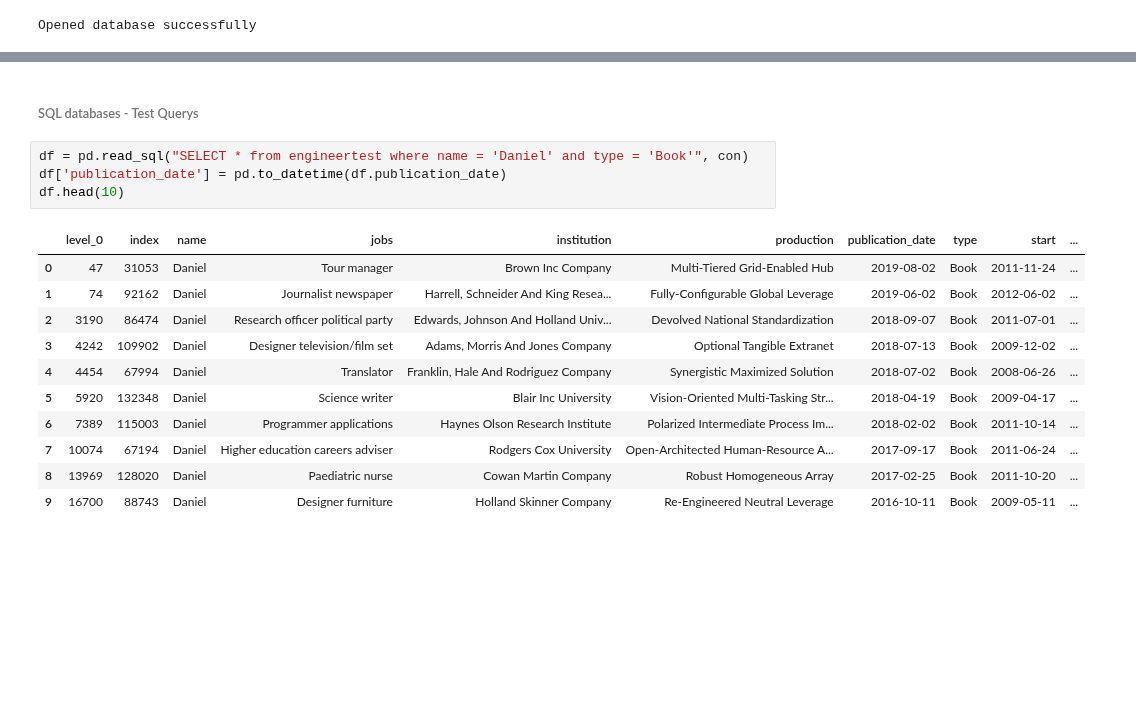
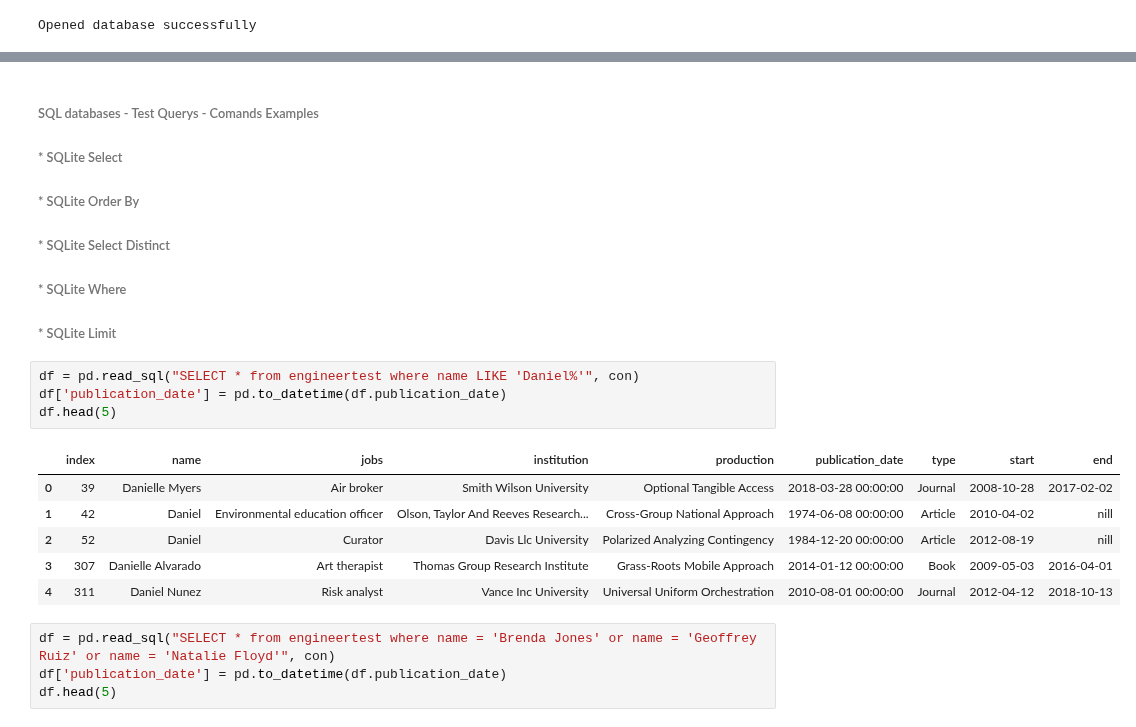
Before and after one commit to Naraujo13/data-engineer-test, a Jupyter notebook: data-engineer-test.ipynb, the cells around one changed output, grey strips where cells are left out. Saved outputs shown, nothing was run; the diff lists cells and outputs as text; blank space fills up the shorter version.

Commit message:
SQL databases - Test Querys - Comands Examples

```diff
--- a/data-engineer-test.ipynb
+++ b/data-engineer-test.ipynb
@@ -158,18 +212,23 @@ df.head(5)
-# %% [markdown]
-###### SQL databases - Test Querys
+# %% [markdown]
+###### SQL databases - Test Querys - Comands Examples
+
+###### * SQLite Select
+###### * SQLite Order By
+###### * SQLite Select Distinct
+###### * SQLite Where
+###### * SQLite Limit
 # %%
-df = pd.read_sql("SELECT * from engineertest where name = 'Daniel' and type = 'Book'", con)
+df = pd.read_sql("SELECT * from engineertest where name LIKE 'Daniel%'", con)
 df['publication_date'] = pd.to_datetime(df.publication_date)
-df.head(10)
+df.head(5)
 # %% [output]
-|  | level_0 | index | name | jobs | institution | production | publication_date | type | start | ... |
-| 0 | 47 | 31053 | Daniel | Tour manager | Brown Inc Company | Multi-Tiered Grid-Enabled Hub | 2019-08-02 | Book | 2011-11-24 | ... |
-| 1 | 74 | 92162 | Daniel | Journalist newspaper | Harrell, Schneider And King Resea... | Fully-Configurable Global Leverage | 2019-06-02 | Book | 2012-06-02 | ... |
-| 2 | 3190 | 86474 | Daniel | Research officer political party | Edwards, Johnson And Holland Univ... | Devolved National Standardization | 2018-09-07 | Book | 2011-07-01 | ... |
-| 3 | 4242 | 109902 | Daniel | Designer television/film set | Adams, Morris And Jones Company | Optional Tangible Extranet | 2018-07-13 | Book | 2009-12-02 | ... |
-| 4 | 4454 | 67994 | Daniel | Translator | Franklin, Hale And Rodriguez Company | Synergistic Maximized Solution | 2018-07-02 | Book | 2008-06-26 | ... |
-| 5 | 5920 | 132348 | Daniel | Science writer | Blair Inc University | Vision-Oriented Multi-Tasking Str... | 2018-04-19 | Book | 2009-04-17 | ... |
-| 6 | 7389 | 115003 | Daniel | Programmer applications | Haynes Olson Research Institute | Polarized Intermediate Process Im... | 2018-02-02 | Book | 2011-10-14 | ... |
-| 7 | 10074 | 67194 | Daniel | Higher education careers adviser | Rodgers Cox University | Open-Architected Human-Resource A... | 2017-09-17 | Book | 2011-06-24 | ... |
-| 8 | 13969 | 128020 | Daniel | Paediatric nurse | Cowan Martin Company | Robust Homogeneous Array | 2017-02-25 | Book | 2011-10-20 | ... |
-| 9 | 16700 | 88743 | Daniel | Designer furniture | Holland Skinner Company | Re-Engineered Neutral Leverage | 2016-10-11 | Book | 2009-05-11 | ... |
+|  | index | name | jobs | institution | production | publication_date | type | start | end |
+| 0 | 39 | Danielle Myers | Air broker | Smith Wilson University | Optional Tangible Access | 2018-03-28 00:00:00 | Journal | 2008-10-28 | 2017-02-02 |
+| 1 | 42 | Daniel | Environmental education officer | Olson, Taylor And Reeves Research... | Cross-Group National Approach | 1974-06-08 00:00:00 | Article | 2010-04-02 | nill |
+| 2 | 52 | Daniel | Curator | Davis Llc University | Polarized Analyzing Contingency | 1984-12-20 00:00:00 | Article | 2012-08-19 | nill |
+| 3 | 307 | Danielle Alvarado | Art therapist | Thomas Group Research Institute | Grass-Roots Mobile Approach | 2014-01-12 00:00:00 | Book | 2009-05-03 | 2016-04-01 |
+| 4 | 311 | Daniel Nunez | Risk analyst | Vance Inc University | Universal Uniform Orchestration | 2010-08-01 00:00:00 | Journal | 2012-04-12 | 2018-10-13 |
+# %%
+df = pd.read_sql("SELECT * from engineertest where name = 'Brenda Jones' or name = 'Geoffrey Ruiz' or name = 'Natalie Floyd'", con)
+df['publication_date'] = pd.to_datetime(df.publication_date)
+df.head(5)
```
Also changed, not shown: parts of 6 cells of this notebook.
